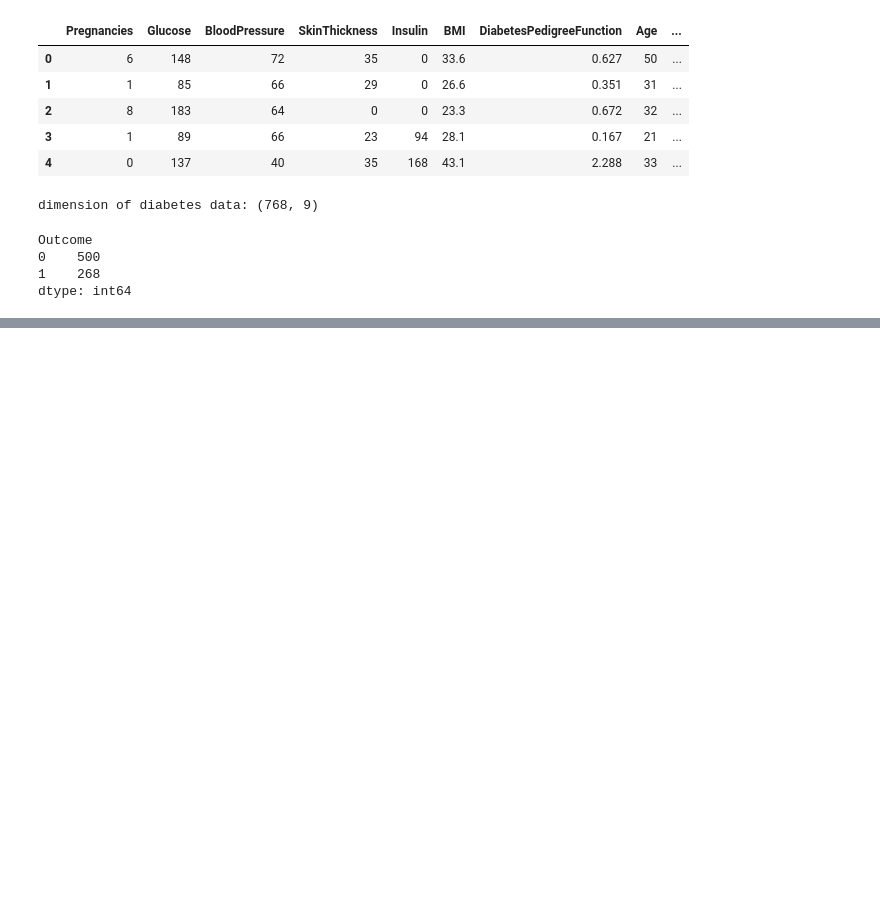
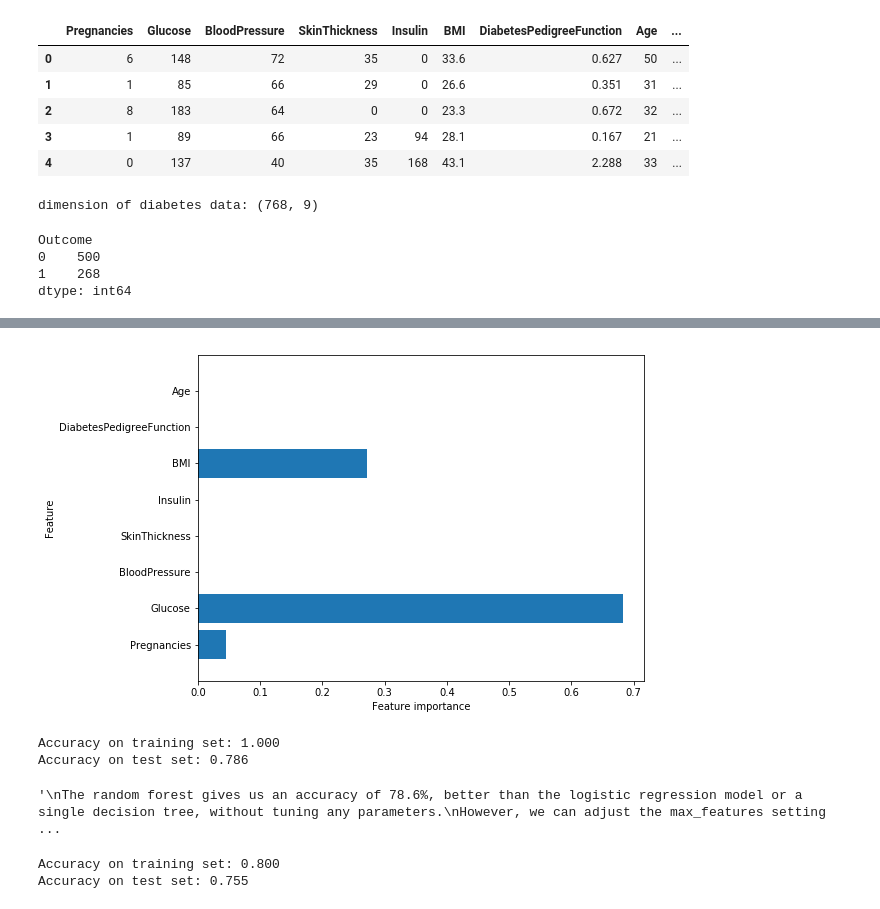
Before and after one commit to donhill1980/Diabetes-Dataset-Machine-Learning, a Jupyter notebook: diabetes.ipynb, the cells around one changed output, grey strips where cells are left out. Cells and saved outputs as stored; diff of their text form; code cells hidden in the pictures; blank space fills up the shorter version.

```diff
--- a/diabetes.ipynb
+++ b/diabetes.ipynb
@@ -38,0 +176,13 @@ dtype: int64
+# %%
+def plot_feature_importances_diabetes(model):
+    plt.figure(figsize=(8,6))
+    n_features = 8
+    plt.barh(range(n_features), model.feature_importances_, align='center')
+    plt.yticks(np.arange(n_features), diabetes_features)
+    plt.xlabel("Feature importance")
+    plt.ylabel("Feature")
+    plt.ylim(-1, n_features)
+plot_feature_importances_diabetes(tree)
+plt.savefig('feature_importance')
+# %% [output]
+[figure, added]
@@ -38,0 +194,24 @@ dtype: int64
+# %%
+from sklearn.ensemble import RandomForestClassifier
+rf = RandomForestClassifier(n_estimators=100, random_state=0)
+rf.fit(X_train, y_train)
+print("Accuracy on training set: {:.3f}".format(rf.score(X_train, y_train)))
+print("Accuracy on test set: {:.3f}".format(rf.score(X_test, y_test)))
+# %% [output]
+Accuracy on training set: 1.000
+Accuracy on test set: 0.786
+# %%
+"""
+The random forest gives us an accuracy of 78.6%, better than the logistic regression model or a single decision tree, without tuning any parameters.
+However, we can adjust the max_features setting, to see whether the result can be improved.
+"""
+# %% [output]
+'\nThe random forest gives us an accuracy of 78.6%, better than the logistic regression model or a single decision tree, without tuning any parameters.\nHowever, we can adjust the max_features setting ...
+# %%
+rf1 = RandomForestClassifier(max_depth=3, n_estimators=100, random_state=0)
+rf1.fit(X_train, y_train)
+print("Accuracy on training set: {:.3f}".format(rf1.score(X_train, y_train)))
+print("Accuracy on test set: {:.3f}".format(rf1.score(X_test, y_test)))
+# %% [output]
+Accuracy on training set: 0.800
+Accuracy on test set: 0.755
```
Also changed, not shown: parts of 40 cells of this notebook.
